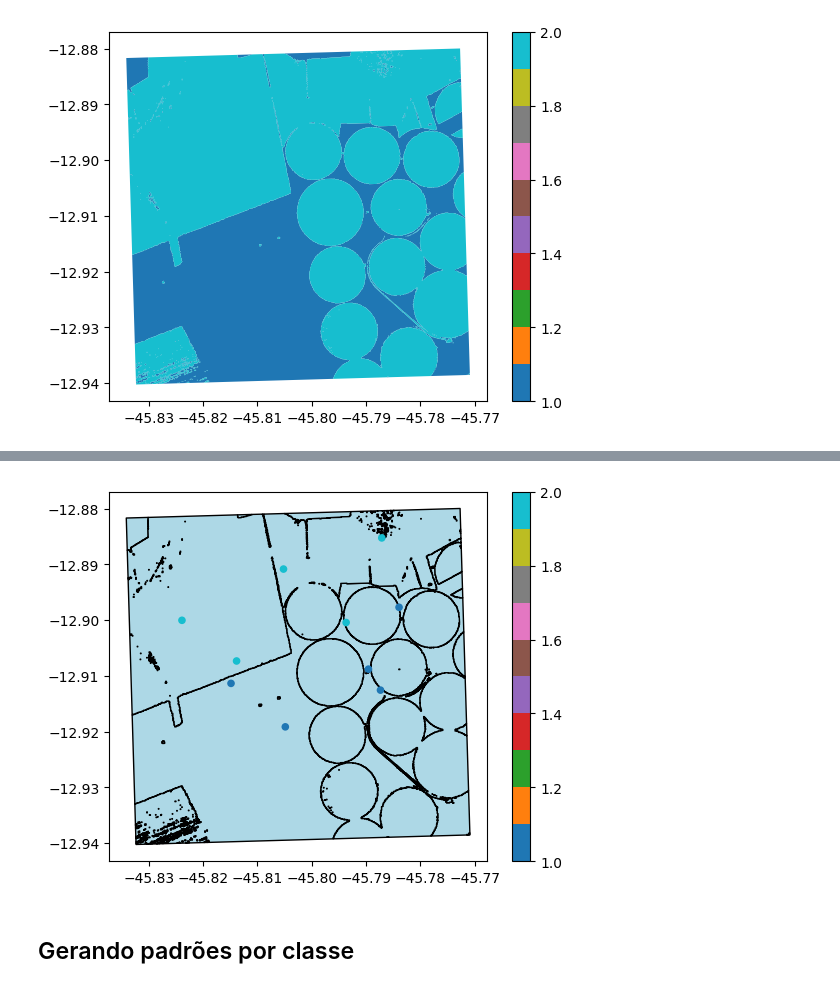
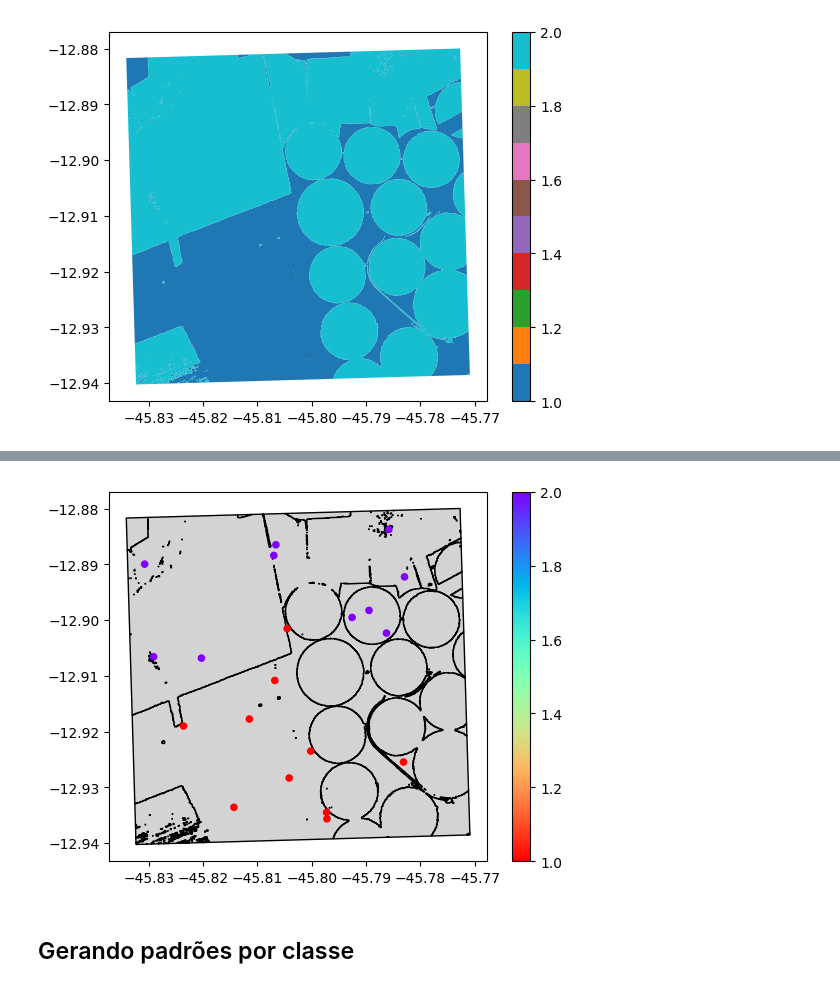
Before and after one commit to AbnerErnaniADSFatec/ACRP_trabalho_final, a Jupyter notebook: testes.ipynb, the cells around one changed output, grey strips where cells are left out. Cells and saved outputs as stored; diff of their text form; code cells hidden in the pictures.

```diff
--- a/testes.ipynb
+++ b/testes.ipynb
@@ -57,8 +65,8 @@ print(list(collections.keys()))
 # %% [output]
 ['CBERS-4A/MUX - Level-4-DN', 'CBERS-4/WFI - Level-4-DN', 'CBERS-4A/WFI 3M Paraíba State Mosaic', 'Landsat 6M São Paulo State Mosaic', 'S2 3M Paraiba State Mosaic', 'S2 6M Yanomami Indigenous Territor ...
 # %%
-cube_name = "S2-16D-2"
-collection = service.get_collection(cube_name)
+cube_id = "S2-16D-2"
+collection = service.get_collection(cube_id)
 
 temporal_extent = collection.extent.temporal.intervals
 print([date.strftime("%Y-%m-%d") for date in temporal_extent[0]], "\n")
@@ -384,8 +396,3 @@ plt.show()
-# %%
-label_map = np.zeros(som.grid_dimensions)
-
-for (i, j), label in zip(positions, labels):
-    label_map[i, j] = label
 # %%
 def plot_som_neurons(som, labels):
     rows, cols = som.grid_dimensions
@@ -551,7 +557,7 @@ def sample_points_in_polygons(gdf, n_points_per_polygon = 1, top_n = 1):
 
     return gpd.GeoDataFrame({'class': class_}, geometry=points, crs=gdf.crs)
 
-samples_selected = sample_points_in_polygons(gdf, 5)
+samples_selected = sample_points_in_polygons(gdf, 10)
 samples_selected.to_file("samples/samples.shp")
 samples_selected
 # %% [output]
@@ -569,4 +581,9 @@ samples_selected
 # %%
-samples_selected.plot(column="class", cmap="tab10", legend=True)
+classes = np.unique(gdf["class"])
+
+cmap = plt.cm.rainbow_r
+norm = mcolors.Normalize(vmin=classes.min(), vmax=classes.max())
+
+samples_selected.plot(column="class", cmap=cmap, norm=norm, legend=True, markersize=20)
 # %% [output]
 <Axes: >
@@ -574,24 +591,15 @@ samples_selected.plot(column="class", cmap="tab10", legend=True)
 # %%
-import matplotlib.pyplot as plt
-import matplotlib.colors as mcolors
-import numpy as np
-
-classes = np.unique(gdf["class"])
-
-cmap = plt.cm.tab10
-norm = mcolors.Normalize(vmin=classes.min(), vmax=classes.max())
-
 fig, ax = plt.subplots()
 
 # polygons first (background)
-gdf.plot(ax=ax, color="lightblue", edgecolor="black")
+gdf.plot(ax=ax, color="lightgray", edgecolor="black")
 
 # points on top
 samples_selected.plot(ax=ax, column="class", cmap=cmap, norm=norm, legend=True, markersize=20)
 
 plt.show()
 # %% [output]
-[figure, old version]
+[figure, new version]
 # %% [markdown]
 ## Gerando padrões por classe
 # %%
```
Also changed, not shown: parts of 25 cells of this notebook, 7 other files.
